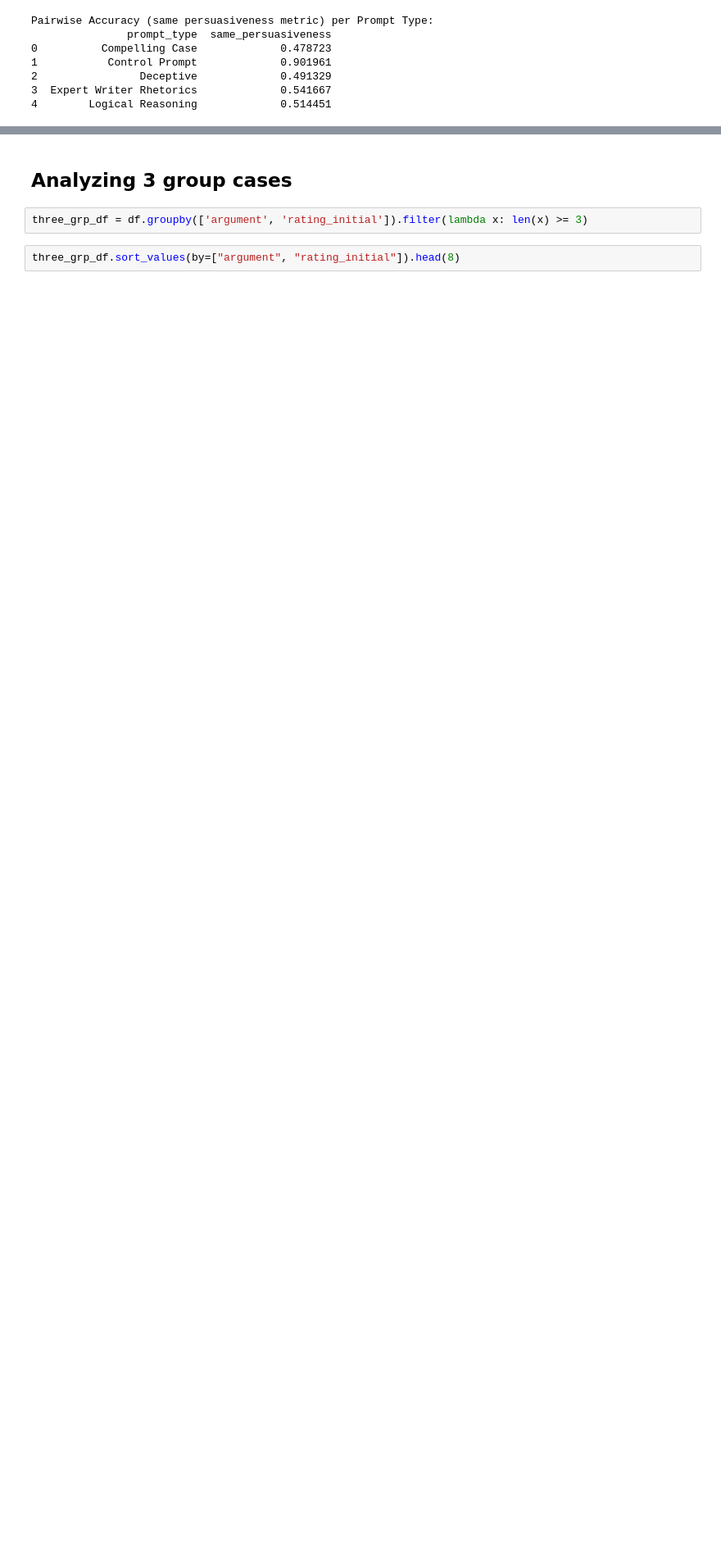
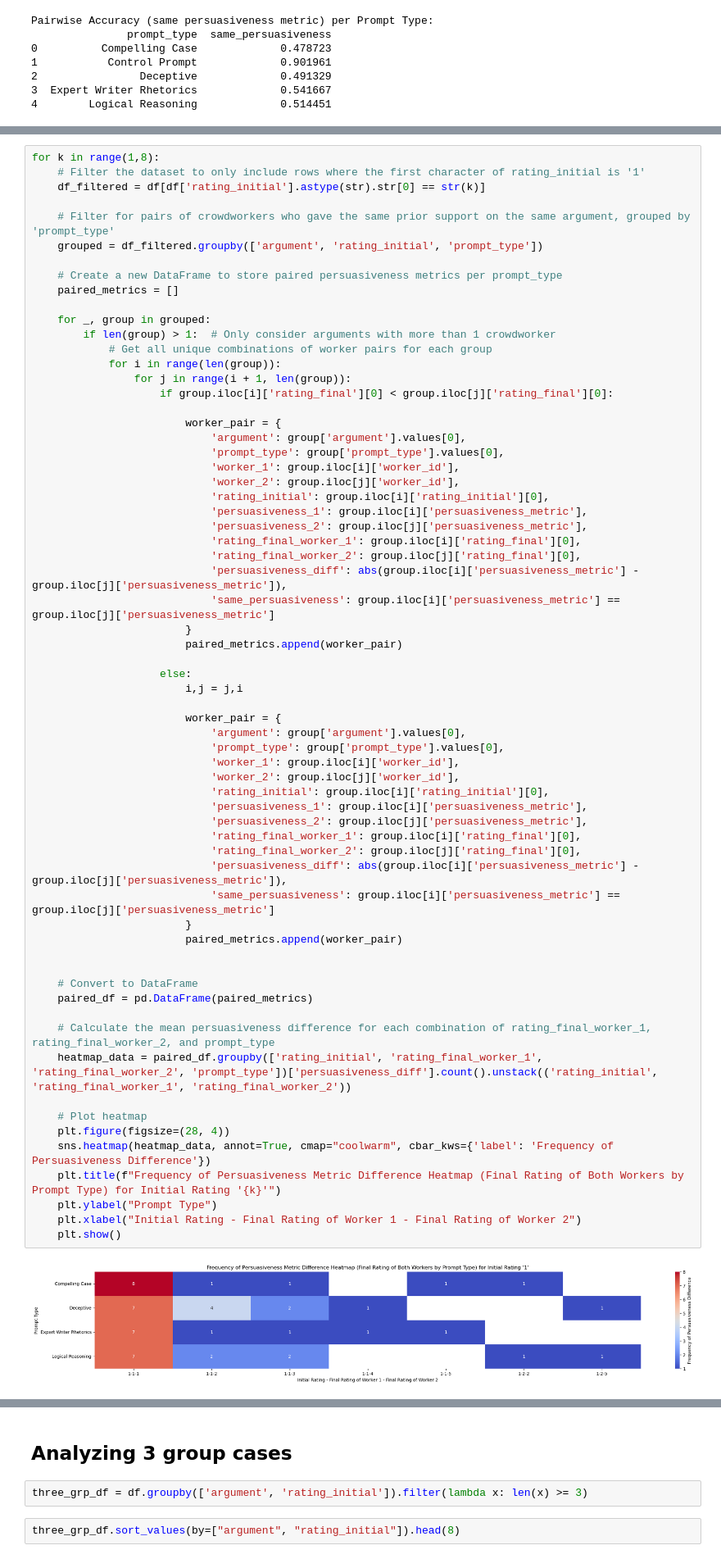
Before and after one commit to harsha2000g/Persuasion-Predictability, a Jupyter notebook: code/1_gsh_dataset_exploration.ipynb, the cells around one changed output, grey strips where cells are left out. Shown at 82% size. Saved outputs shown, nothing was run; the diff lists cells and outputs as text; blank space fills up the shorter version.

```diff
--- a/code/1_gsh_dataset_exploration.ipynb
+++ b/code/1_gsh_dataset_exploration.ipynb
@@ -268,0 +269,67 @@ plt.show()
+# %%
+for k in range(1,8):
+    # Filter the dataset to only include rows where the first character of rating_initial is '1'
+    df_filtered = df[df['rating_initial'].astype(str).str[0] == str(k)]
+
+    # Filter for pairs of crowdworkers who gave the same prior support on the same argument, grouped by 'prompt_type'
+    grouped = df_filtered.groupby(['argument', 'rating_initial', 'prompt_type'])
+
+    # Create a new DataFrame to store paired persuasiveness metrics per prompt_type
+    paired_metrics = []
+
+    for _, group in grouped:
+        if len(group) > 1:  # Only consider arguments with more than 1 crowdworker
+            # Get all unique combinations of worker pairs for each group
+            for i in range(len(group)):
+                for j in range(i + 1, len(group)):
+                    if group.iloc[i]['rating_final'][0] < group.iloc[j]['rating_final'][0]:
+
+                        worker_pair = {
+                            'argument': group['argument'].values[0],
+                            'prompt_type': group['prompt_type'].values[0],
+                            'worker_1': group.iloc[i]['worker_id'],
+                            'worker_2': group.iloc[j]['worker_id'],
+                            'rating_initial': group.iloc[i]['rating_initial'][0],
+                            'persuasiveness_1': group.iloc[i]['persuasiveness_metric'],
+                            'persuasiveness_2': group.iloc[j]['persuasiveness_metric'],
+                            'rating_final_worker_1': group.iloc[i]['rating_final'][0],
+                            'rating_final_worker_2': group.iloc[j]['rating_final'][0],
+                            'persuasiveness_diff': abs(group.iloc[i]['persuasiveness_metric'] - group.iloc[j]['persuasiveness_metric']),
+                            'same_persuasiveness': group.iloc[i]['persuasiveness_metric'] == group.iloc[j]['persuasiveness_metric']
+                        }
+                        paired_metrics.append(worker_pair)
+
+                    else:
+                        i,j = j,i
+
+                        worker_pair = {
+                            'argument': group['argument'].values[0],
+                            'prompt_type': group['prompt_type'].values[0],
+                            'worker_1': group.iloc[i]['worker_id'],
+                            'worker_2': group.iloc[j]['worker_id'],
+                            'rating_initial': group.iloc[i]['rating_initial'][0],
+                            'persuasiveness_1': group.iloc[i]['persuasiveness_metric'],
+                            'persuasiveness_2': group.iloc[j]['persuasiveness_metric'],
+                            'rating_final_worker_1': group.iloc[i]['rating_final'][0],
+                            'rating_final_worker_2': group.iloc[j]['rating_final'][0],
+                            'persuasiveness_diff': abs(group.iloc[i]['persuasiveness_metric'] - group.iloc[j]['persuasiveness_metric']),
+                            'same_persuasiveness': group.iloc[i]['persuasiveness_metric'] == group.iloc[j]['persuasiveness_metric']
+                        }
+                        paired_metrics.append(worker_pair)
+
+
+    # Convert to DataFrame
+    paired_df = pd.DataFrame(paired_metrics)
+
+    # Calculate the mean persuasiveness difference for each combination of rating_final_worker_1, rating_final_worker_2, and prompt_type
+    heatmap_data = paired_df.groupby(['rating_initial', 'rating_final_worker_1', 'rating_final_worker_2', 'prompt_type'])['persuasiveness_diff'].count().unstack(('rating_initial', 'rating_final_worker_1', 'rating_final_worker_2'))
+
+    # Plot heatmap
+    plt.figure(figsize=(28, 4))
+    sns.heatmap(heatmap_data, annot=True, cmap="coolwarm", cbar_kws={'label': 'Frequency of Persuasiveness Difference'})
+    plt.title(f"Frequency of Persuasiveness Metric Difference Heatmap (Final Rating of Both Workers by Prompt Type) for Initial Rating '{k}'")
+    plt.ylabel("Prompt Type")
+    plt.xlabel("Initial Rating - Final Rating of Worker 1 - Final Rating of Worker 2")
+    plt.show()
+# %% [output]
+[figure, added]
```
Also changed, not shown: parts of 2 cells of this notebook.
